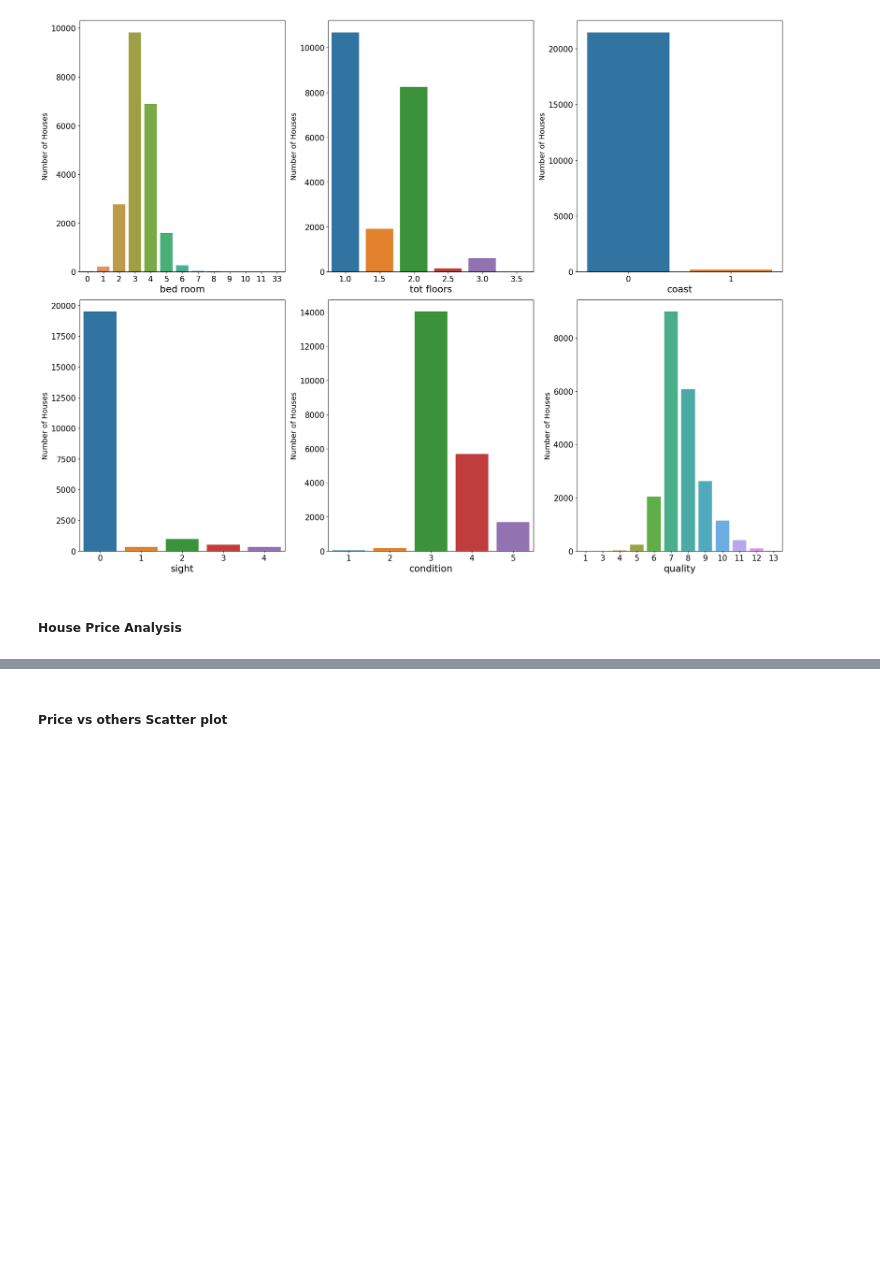
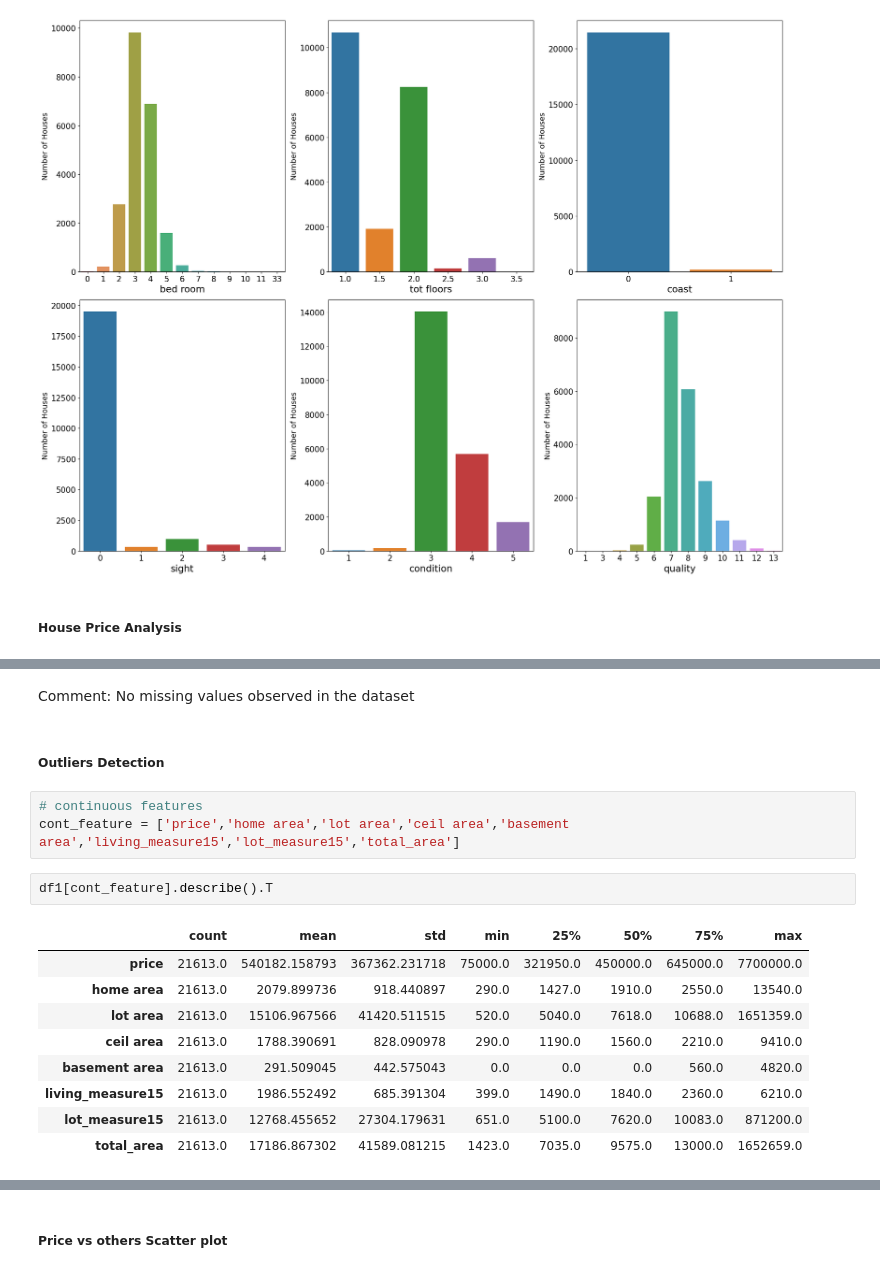
Before and after one commit to iktiyar/Practice-Project, a Jupyter notebook: Price Prediction.ipynb, the cells around one changed output, grey strips where cells are left out. Drawn from its saved outputs; the diff is of its cells as text; blank space fills up the shorter version.

```diff
--- a/Price Prediction.ipynb
+++ b/Price Prediction.ipynb
@@ -173,0 +200,19 @@ df_sold
+# %% [markdown]
+Comment: No missing values observed in the dataset
+# %% [markdown]
+##### Outliers Detection
+# %%
+# continuous features
+cont_feature = ['price','home area','lot area','ceil area','basement area','living_measure15','lot_measure15','total_area']
+# %%
+df1[cont_feature].describe().T
+# %% [output]
+|  | count | mean | std | min | 25% | 50% | 75% | max |
+| price | 21613.0 | 540182.158793 | 367362.231718 | 75000.0 | 321950.0 | 450000.0 | 645000.0 | 7700000.0 |
+| home area | 21613.0 | 2079.899736 | 918.440897 | 290.0 | 1427.0 | 1910.0 | 2550.0 | 13540.0 |
+| lot area | 21613.0 | 15106.967566 | 41420.511515 | 520.0 | 5040.0 | 7618.0 | 10688.0 | 1651359.0 |
+| ceil area | 21613.0 | 1788.390691 | 828.090978 | 290.0 | 1190.0 | 1560.0 | 2210.0 | 9410.0 |
+| basement area | 21613.0 | 291.509045 | 442.575043 | 0.0 | 0.0 | 0.0 | 560.0 | 4820.0 |
+| living_measure15 | 21613.0 | 1986.552492 | 685.391304 | 399.0 | 1490.0 | 1840.0 | 2360.0 | 6210.0 |
+| lot_measure15 | 21613.0 | 12768.455652 | 27304.179631 | 651.0 | 5100.0 | 7620.0 | 10083.0 | 871200.0 |
+| total_area | 21613.0 | 17186.867302 | 41589.081215 | 1423.0 | 7035.0 | 9575.0 | 13000.0 | 1652659.0 |
```
Also changed, not shown: parts of 13 cells of this notebook.
